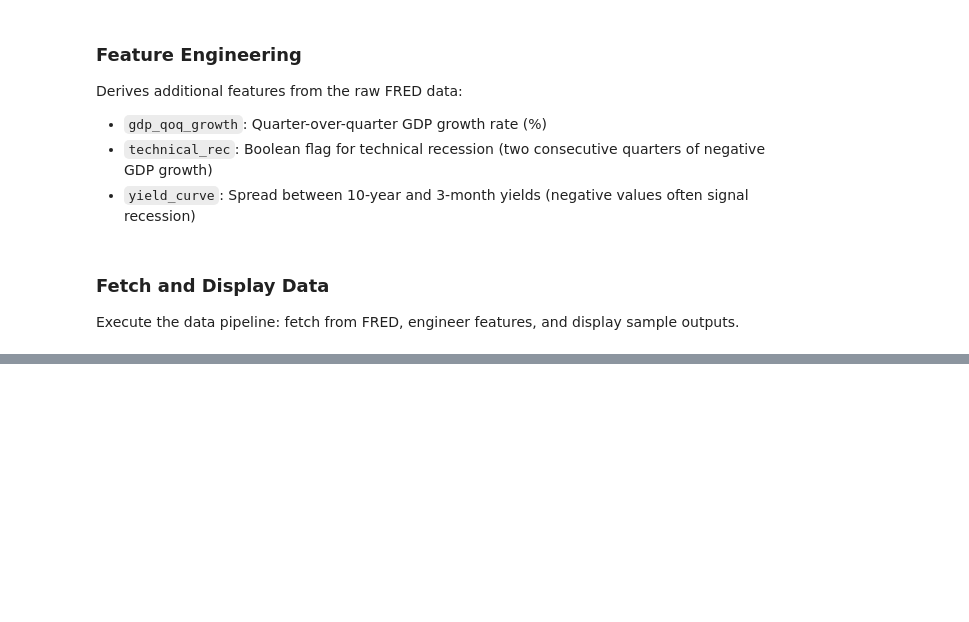
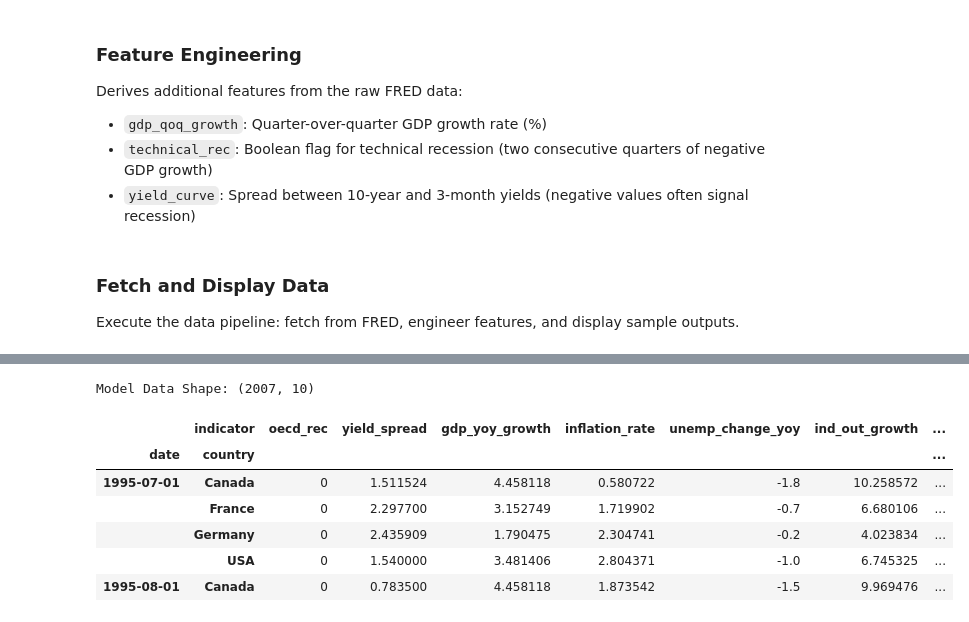
Before and after one commit to tn-shi/MADS-Milestone-II, a Jupyter notebook: Milestone_II_Dataset.ipynb, the cells around one changed output, grey strips where cells are left out. Cells and saved outputs as stored; diff of their text form; code cells hidden in the pictures; blank space fills up the shorter version.

```diff
--- a/Milestone_II_Dataset.ipynb
+++ b/Milestone_II_Dataset.ipynb
@@ -455,0 +664,37 @@ print(df_display.loc["2008-06-01":"2009-06-01"].round(2))
+# %%
+def prepare_supervised_data(df, target_col='oecd_rec', lag_months=6):
+    """
+    Lags all feature columns by `lag_months` to create a predictive dataset.
+    The Target (Y) stays at time T.
+    The Features (X) come from time T - lag_months.
+    """
+    df_lagged = df.copy()
+
+    feature_cols = [c for c in df.columns if c != target_col]
+
+    # Shift features forward by lag_months (so X_{t-6} aligns with Y_t)
+    # GroupBy country ensures we don't shift Canada data into France rows
+    df_lagged[feature_cols] = df_lagged.groupby(level='country')[feature_cols].shift(lag_months)
+
+    # Drop the first 'lag_months' rows (which are now NaNs)
+    df_lagged = df_lagged.dropna()
+
+    return df_lagged
+
+# Create the dataset for "6-Month Early Warning"
+df_model = prepare_supervised_data(df_ready, lag_months=6)
+
+# Final Check
+print("Model Data Shape:", df_model.shape)
+# %% [output]
+Model Data Shape: (2007, 10)
+# %%
+df_model.head()
+# %% [output]
+|  | indicator | oecd_rec | yield_spread | gdp_yoy_growth | inflation_rate | unemp_change_yoy | ind_out_growth | ... |
+| date | country |  |  |  |  |  |  | ... |
+| 1995-07-01 | Canada | 0 | 1.511524 | 4.458118 | 0.580722 | -1.8 | 10.258572 | ... |
+|  | France | 0 | 2.297700 | 3.152749 | 1.719902 | -0.7 | 6.680106 | ... |
+|  | Germany | 0 | 2.435909 | 1.790475 | 2.304741 | -0.2 | 4.023834 | ... |
+|  | USA | 0 | 1.540000 | 3.481406 | 2.804371 | -1.0 | 6.745325 | ... |
+| 1995-08-01 | Canada | 0 | 0.783500 | 4.458118 | 1.873542 | -1.5 | 9.969476 | ... |
```
Also changed, not shown: parts of 11 cells of this notebook, 5 other files.
